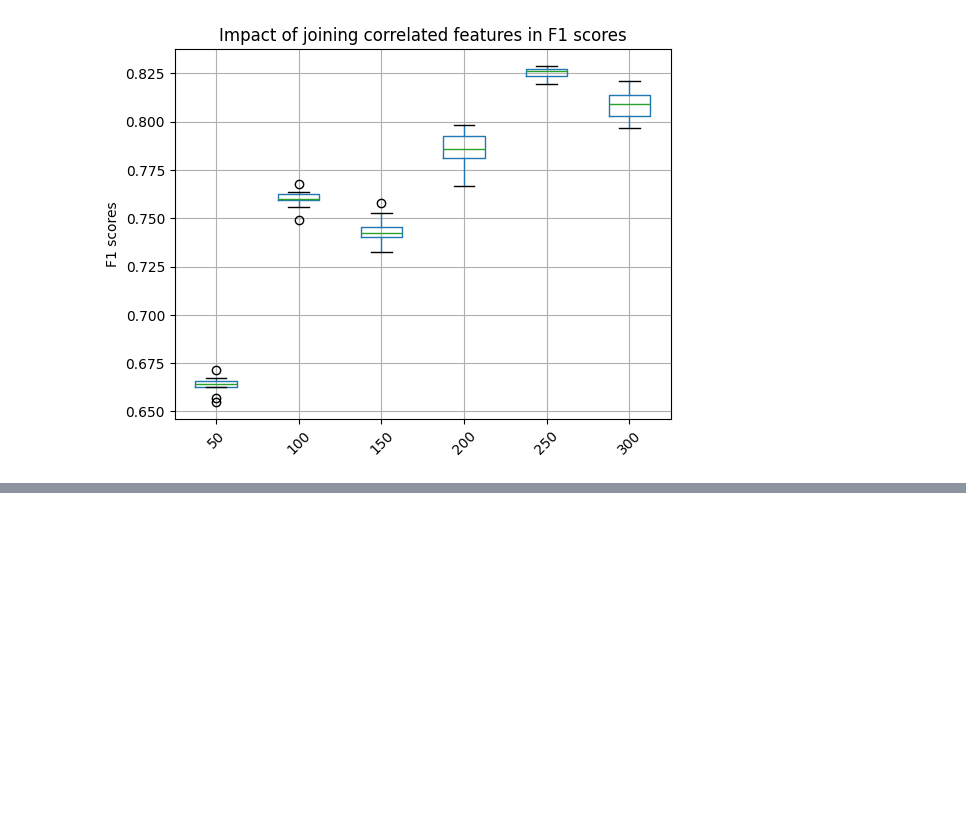
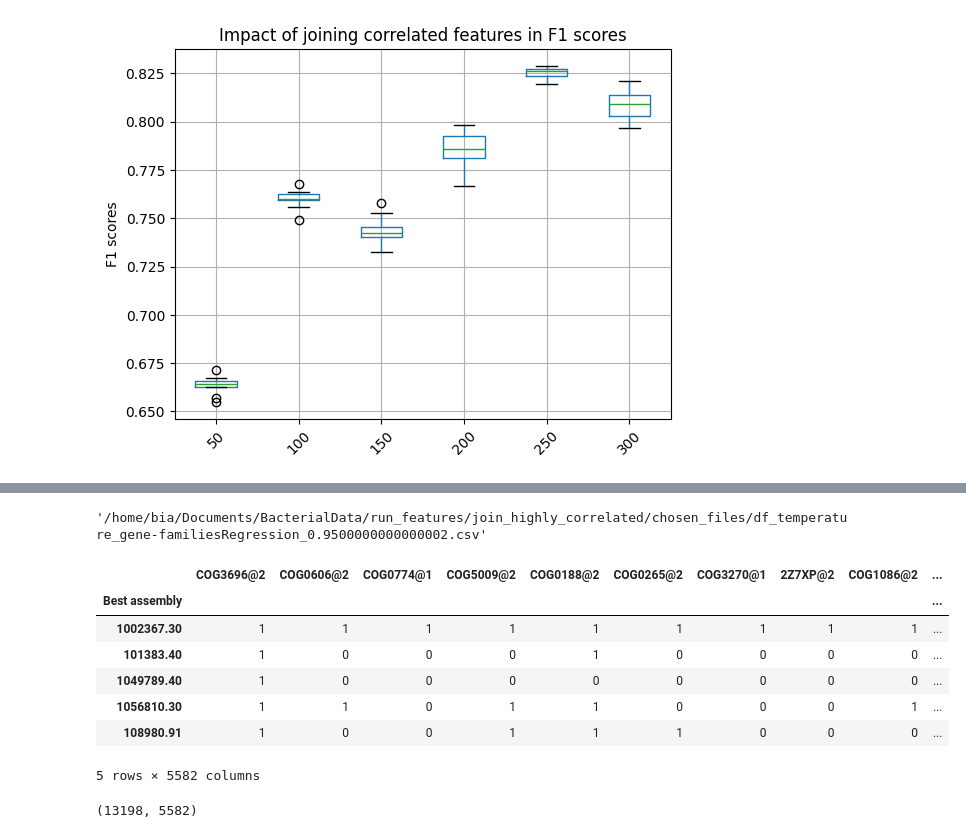
Before and after one commit to ProfHeydeFranca/BacterialData, a Jupyter notebook: run_features/scripts/feature_selection_Aris_methods.ipynb, the cells around one changed output, grey strips where cells are left out. Cells and saved outputs as stored; diff of their text form; code cells hidden in the pictures; blank space fills up the shorter version.

Commit message:
added script filter RFE feat

```diff
--- a/run_features/scripts/feature_selection_Aris_methods.ipynb
+++ b/run_features/scripts/feature_selection_Aris_methods.ipynb
@@ -475,0 +480,66 @@ plt.show();
+# %%
+import sys
+import pandas as pd
+import numpy as np
+
+#Load input dataframe from joining features by correlation
+
+#feature = 'gene-familiesClassification'
+feature = 'gene-familiesRegression'
+#feature = 'kmer9Classification'
+#feature = 'kmer9Regression'
+#feature = 'gene-families'
+#feature = 'kmer9'
+
+#abiotic_factor = 'salt'
+abiotic_factor = 'temperature'
+#abiotic_factor = 'pH'
+#abiotic_factor = 'oxygen'
+
+#var_filter = '0.7'                                 #salt Class GF
+#var_filter = '0.9000000000000001'                  #salt Reg GF
+#var_filter = '0.9000000000000001'                  #salt Class kmer9
+var_filter = '0.9500000000000002'                  #salt Reg kmer9
+#var_filter = ''                 #temp Class GF
+#var_filter = ''                                #temp Reg GF
+#var_filter = ''                               #temp Reg kmer9
+#var_filter = ''                   #temp Class kmer9
+#var_filter = ''                  #oxygen Class GF
+#var_filter = ''                 #oxygen Class kmer9
+#var_filter = ''                               #pH Reg kmer9
+#var_filter = ''                                 #pH Reg GF
+
+#Define target group:
+#group = 'Salinity group'
+#group = 'Salt all mean'
+#group = 'Temp group'
+#group = 'Temp all mean'
+#group = 'pH all mean'
+#group = 'Oxygen tolerance'
+
+#Input
+path = '/home/bia/Documents/BacterialData/run_features/join_highly_correlated/chosen_files/'
+
+file = path + 'df_' + abiotic_factor + '_' + feature + '_' + var_filter + '.csv'
+file
+
+output_folder = '/home/bia/Documents/BacterialData/run_features/feature_selection/chosen_files/'
+output_file = output_folder + 'df_' +  abiotic_factor + '_' + feature + '_filtered.csv'
+
+df = pd.read_csv(file)
+# Set the 'Feature' column as the index
+df.set_index('Best assembly', inplace=True)
+
+df.head()
+df.shape
+# %% [output]
+'/home/bia/Documents/BacterialData/run_features/join_highly_correlated/chosen_files/df_temperature_gene-familiesRegression_0.9500000000000002.csv'
+|  | COG3696@2 | COG0606@2 | COG0774@1 | COG5009@2 | COG0188@2 | COG0265@2 | COG3270@1 | 2Z7XP@2 | COG1086@2 | ... |
+| Best assembly |  |  |  |  |  |  |  |  |  | ... |
+| 1002367.30 | 1 | 1 | 1 | 1 | 1 | 1 | 1 | 1 | 1 | ... |
+| 101383.40 | 1 | 0 | 0 | 0 | 1 | 0 | 0 | 0 | 0 | ... |
+| 1049789.40 | 1 | 0 | 0 | 0 | 0 | 0 | 0 | 0 | 0 | ... |
+| 1056810.30 | 1 | 1 | 0 | 1 | 1 | 0 | 0 | 0 | 1 | ... |
+| 108980.91 | 1 | 0 | 0 | 1 | 1 | 1 | 0 | 0 | 0 | ... |
+5 rows × 5582 columns
+(13198, 5582)
```
Also changed, not shown: parts of 5 cells of this notebook, 1 other file.
